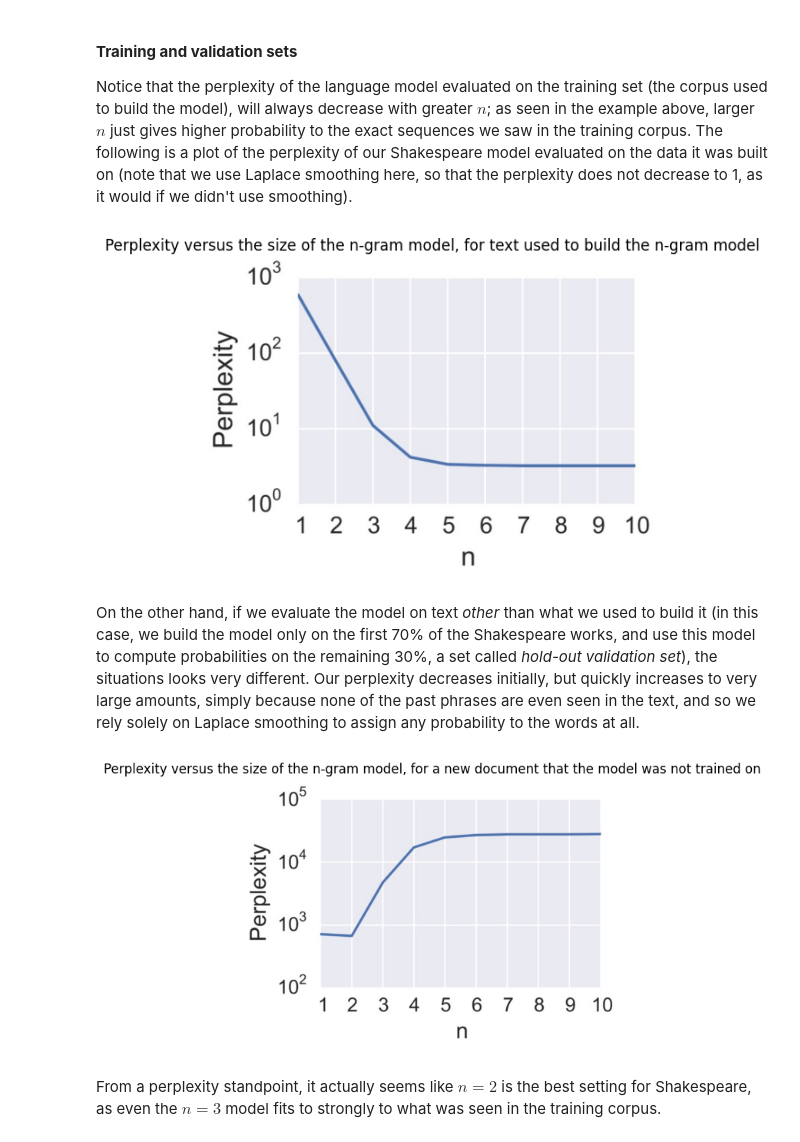
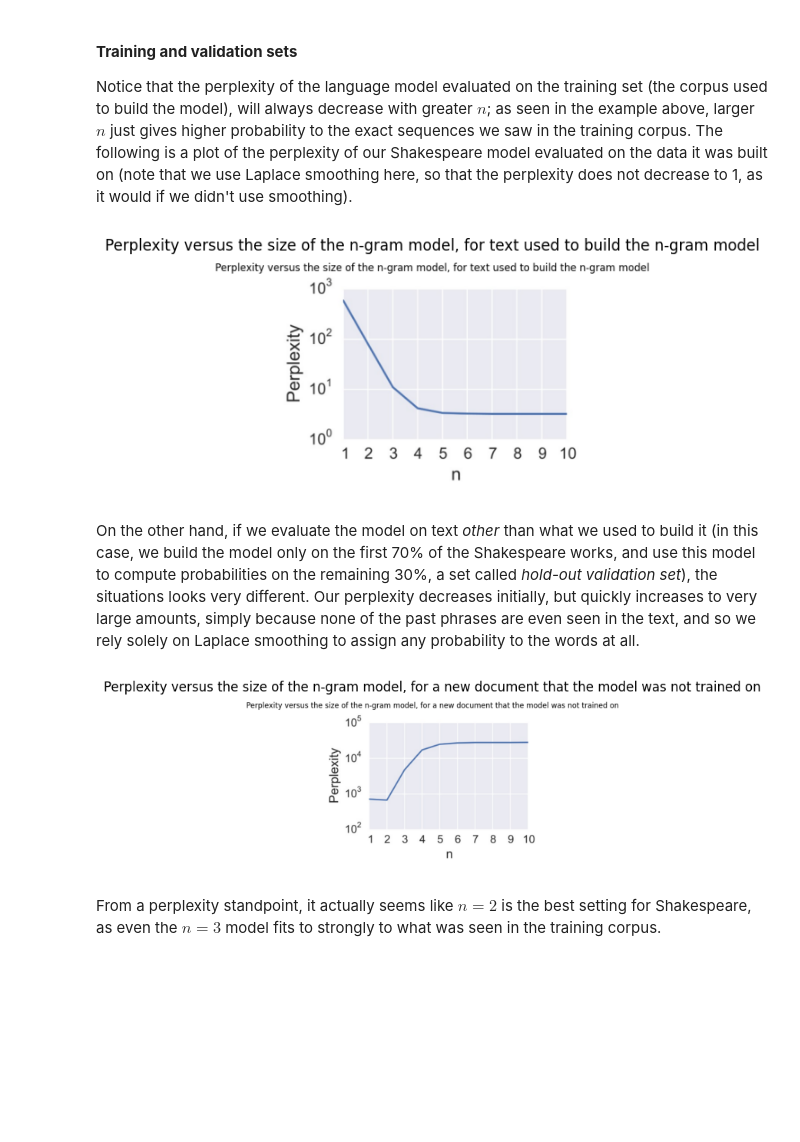
Before and after one commit to dbarretol/softserve-machine-learning-crash-course, a Jupyter notebook: S12 -NLP/Sprint_12_NLP.ipynb, the cells around one changed output. Cells and saved outputs as stored; diff of their text form; code cells hidden in the pictures; blank space fills up the shorter version.

```diff
--- a/S12 -NLP/Sprint_12_NLP.ipynb
+++ b/S12 -NLP/Sprint_12_NLP.ipynb
@@ -883,23 +870,23 @@ and then use this quantity directly in the second equivalent version of perplexi
 
 Notice that the perplexity of the language model evaluated on the training set (the corpus used to build the model), will always decrease with greater $n$; as seen in the example above, larger $n$ just gives higher probability to the exact sequences we saw in the training corpus.  The following is a plot of the perplexity of our Shakespeare model evaluated on the data it was built on (note that we use Laplace smoothing here, so that the perplexity does not decrease to 1, as it would if we didn't use smoothing).
 # %%
-image = Image.open("perpl_training.jpg")
+image = Image.open("perpl_training.png")
 plt.imshow(image)
 plt.axis('off')
 plt.title('Perplexity versus the size of the n-gram model, for text used to build the n-gram model')
 plt.show()
 # %% [output]
-[figure, old version]
+[figure, new version]
 # %% [markdown]
 On the other hand, if we evaluate the model on text _other_ than what we used to build it (in this case, we build the model only on the first 70% of the Shakespeare works, and use this model to compute probabilities on the remaining 30%, a set called _hold-out validation set_), the situations looks very different.  Our perplexity decreases initially, but quickly increases to very large amounts, simply because none of the past phrases are even seen in the text, and so we rely solely on Laplace smoothing to assign any probability to the words at all.
 # %%
-image = Image.open("perpl_testing.jpg")
+image = Image.open("perpl_testing.png")
 plt.imshow(image)
 plt.axis('off')
 plt.title('Perplexity versus the size of the n-gram model, for a new document that the model was not trained on')
 plt.show()
 # %% [output]
-[figure, old version]
+[figure, new version]
 # %% [markdown]
 From a perplexity standpoint, it actually seems like $n=2$ is the best setting for Shakespeare, as even the $n=3$ model fits to strongly to what was seen in the training corpus.
 # %% [markdown]
```
Also changed, not shown: parts of 23 cells of this notebook.
